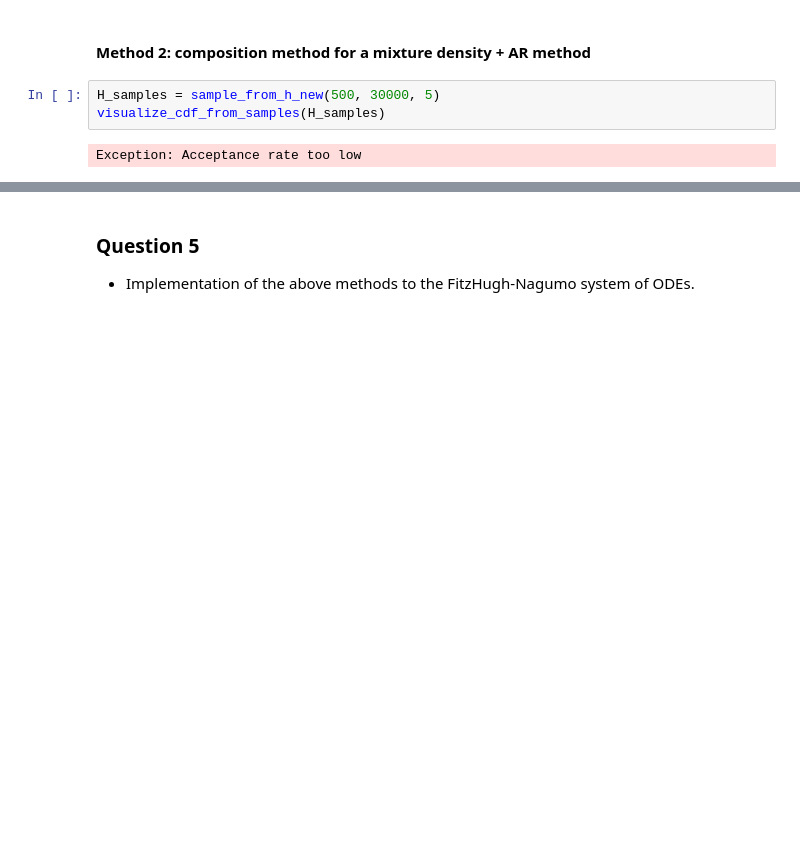
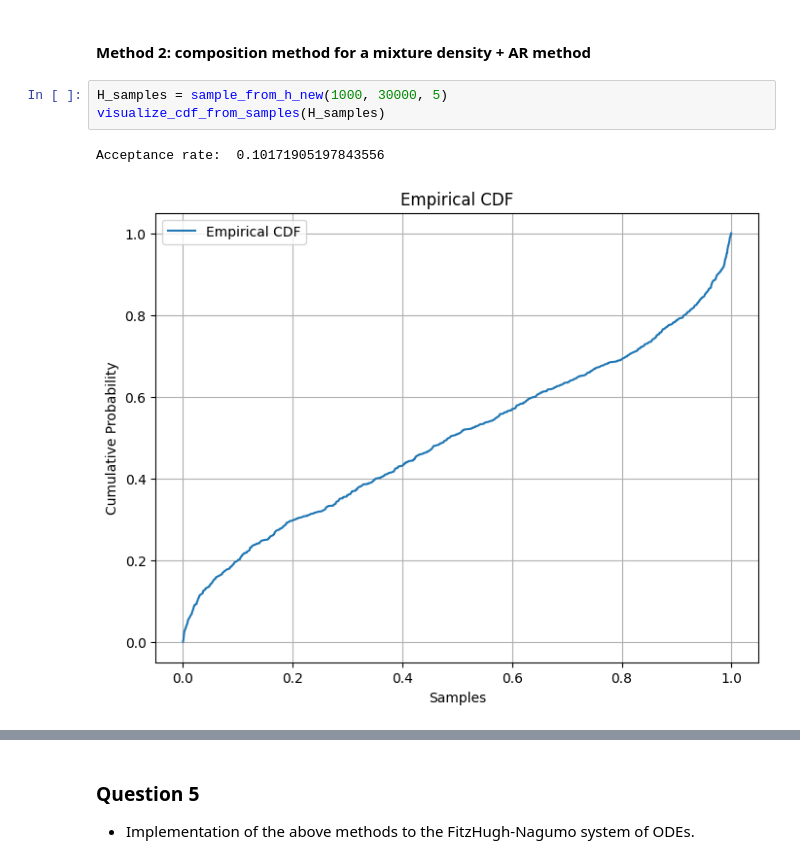
Before and after one commit to FraBet29/stochastic-simulation-project, a Jupyter notebook: notebook.ipynb, the cells around one changed output, grey strips where cells are left out. Drawn from its saved outputs; the diff is of its cells as text; blank space fills up the shorter version.

```diff
--- a/notebook.ipynb
+++ b/notebook.ipynb
@@ -304,8 +305,9 @@ visualize_bound_g_on_h(10)
 # %% [markdown]
 #### Method 2: composition method for a mixture density + AR method
 # %%
-H_samples = sample_from_h_new(500, 30000, 5)
+H_samples = sample_from_h_new(1000, 30000, 5)
 visualize_cdf_from_samples(H_samples)
 # %% [output]
-Exception: Acceptance rate too low
+Acceptance rate:  0.10171905197843556
+[figure, added]
 # %%
```
Also changed, not shown: parts of 7 cells of this notebook, 1 other file.
